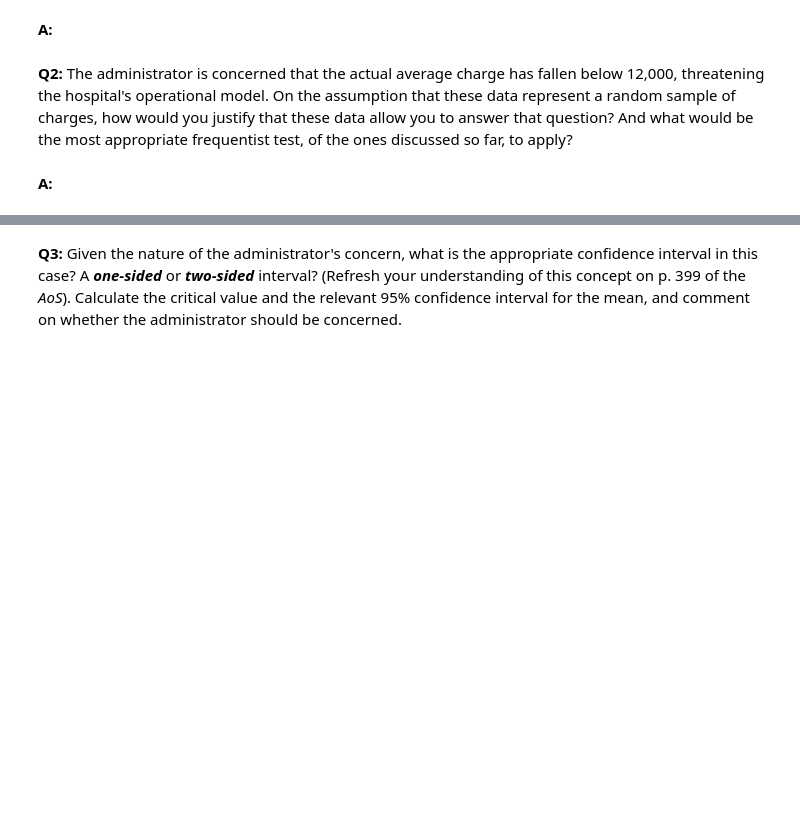
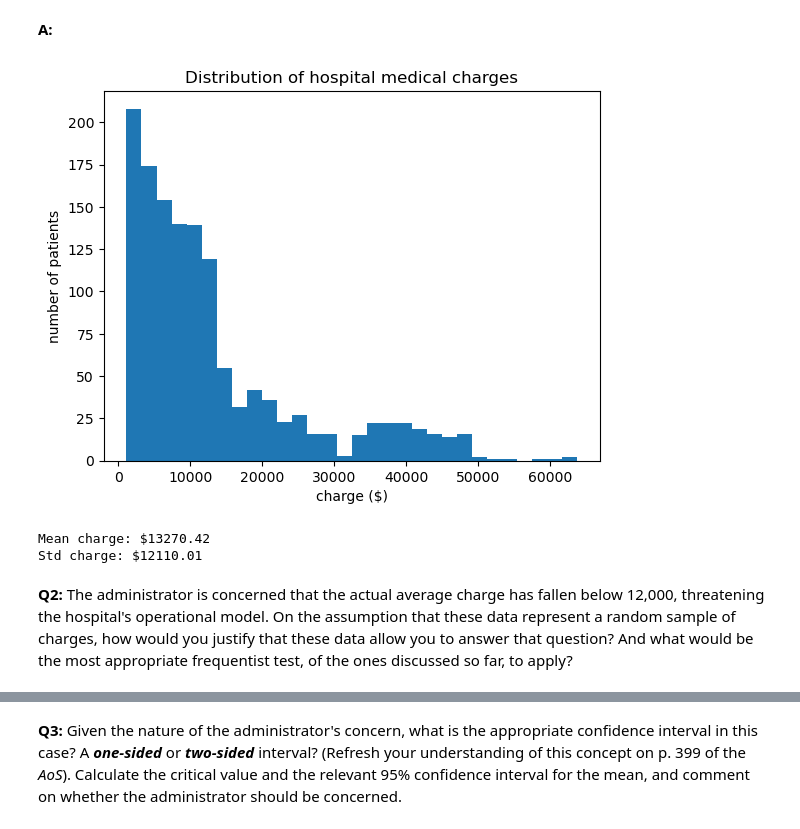
Before and after one commit to jacob25paul/frequentist-Inference-case-study-, a Jupyter notebook: Frequentist Inference Case Study - Part B.ipynb, the cells around one changed output, grey strips where cells are left out. Saved outputs shown, nothing was run; the diff lists cells and outputs as text; code cells hidden in the pictures; blank space fills up the shorter version.

```diff
--- a/Frequentist Inference Case Study - Part B.ipynb
+++ b/Frequentist Inference Case Study - Part B.ipynb
@@ -33,7 +33,7 @@ import numpy as np
 import matplotlib.pyplot as plt
 from scipy.stats import t
 from numpy.random import seed
-medical = pd.read_csv('data/insurance2.csv')
+medical = pd.read_csv('/Users/jacobpaul/Documents/Springboard-bootcamp/GitHub/frequentist-Inference-case-study-/insurance2.csv')
 # %%
 medical.shape
 # %% [output]
@@ -51,7 +51,20 @@ medical.head()
 __Q1:__ Plot the histogram of charges and calculate the mean and standard deviation. Comment on the appropriateness of these statistics for the data.
 # %% [markdown]
 __A:__
+# %%
+_ = plt.hist(medical.charges, bins=30)
+_ = plt.xlabel('charge ($)')
+_ = plt.ylabel('number of patients')
+_ = plt.title('Distribution of hospital medical charges')
+# %% [output]
+[figure, added]
+# %%
+charges_mean = np.mean(medical.charges)
+charges_std = np.std(medical.charges, ddof=1)
+print('Mean charge: ${:.2f}'.format(charges_mean))
+print('Std charge: ${:.2f}'.format(charges_std))
+# %% [output]
+Mean charge: $13270.42
+Std charge: $12110.01
 # %% [markdown]
 __Q2:__ The administrator is concerned that the actual average charge has fallen below 12,000, threatening the hospital's operational model. On the assumption that these data represent a random sample of charges, how would you justify that these data allow you to answer that question? And what would be the most appropriate frequentist test, of the ones discussed so far, to apply?
-# %% [markdown]
-__A:__
```
Also changed, not shown: parts of 14 cells of this notebook.
